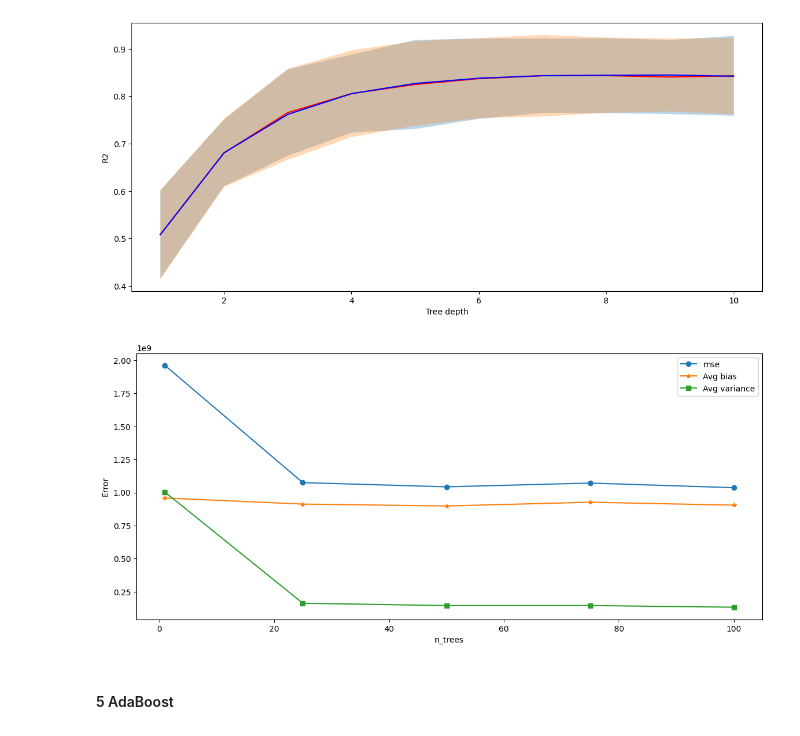
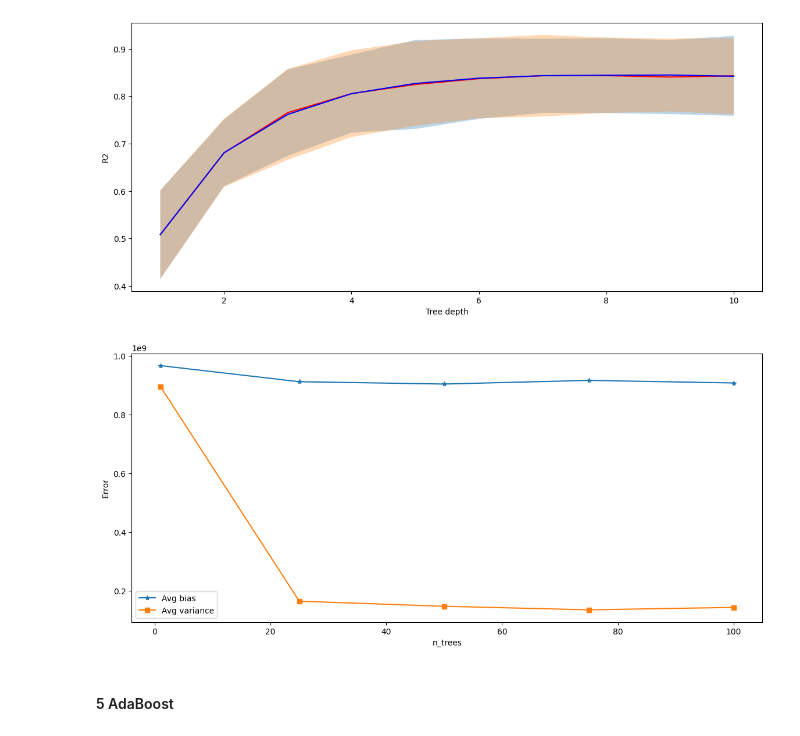
Before and after one commit to 9Neechan/spbu_studies, a Jupyter notebook: ML/lin_regr+trees/assignment_2/ass_2.ipynb, the cells around one changed output. Saved outputs shown, nothing was run; the diff lists cells and outputs as text; code cells hidden in the pictures.

```diff
--- a/ML/lin_regr+trees/assignment_2/ass_2.ipynb
+++ b/ML/lin_regr+trees/assignment_2/ass_2.ipynb
@@ -162,7 +164,7 @@ for i in range(n_trees):
     trees.append(dt)
     print(f'Tree {i} r2 score: {r_sq}')
 
-fig, axes = plt.subplots(nrows=2, ncols=5, figsize=(20, 8))  # Adjust number of rows and columns based on n_trees
+fig, axes = plt.subplots(nrows=2, ncols=5, figsize=(24, 10))  # Adjust number of rows and columns based on n_trees
 axes = axes.flatten()
 
 for i, tree in enumerate(trees):
@@ -177,7 +179,7 @@ for i, tree in enumerate(trees):
     #                 erros + np.array(std_errors),
     #                 alpha=0.3)
 
-    ax.set_xlabel('True')
+    ax.set_xlabel('Ind')
     ax.set_ylabel('Pred')
     ax.set_title(f'Tree {i+1}')
 
@@ -288,7 +290,7 @@ def plot_bias_variance_error_with_cv(X, y):
         variances.append(np.mean(variances_))
 
     fig, ax = plt.subplots(figsize=(14, 6))
-    ax.plot(n_trees, errors, label='mse', marker='o')
+    #ax.plot(n_trees, errors, label='Avg_loss', marker='o')
     ax.plot(n_trees, biases, label='Avg bias', marker='*')
     ax.plot(n_trees, variances, label='Avg variance', marker='s')
     ax.set_xlabel('n_trees')
@@ -433,35 +435,35 @@ def plot_bias_variance_error_with_cv(X, y):
 
         for train_index, test_index in kf.split(X):
             X_train = X[train_index]
             X_test = X[test_index]
             y_train = y[train_index]
             y_test = y[test_index]
 
             error, bias, var = bias_variance_decomp(
                 rf, X_train, y_train, X_test, y_test, loss='mse',
                 num_rounds=25
             )
 
             errors_.append(error)
             biases_.append(bias)
             variances_.append(var)
 
         errors.append(np.mean(errors_))
         biases.append(np.mean(biases_))
         variances.append(np.mean(variances_))
 
     fig, ax = plt.subplots(figsize=(14, 6))
-    ax.plot(n_trees, errors, label='mse', marker='o')
+    #ax.plot(n_trees, errors, label='mse', marker='o')
     ax.plot(n_trees, biases, label='Avg bias', marker='*')
     ax.plot(n_trees, variances, label='Avg variance', marker='s')
     ax.set_xlabel('n_trees')
     ax.set_ylabel('Error')
     ax.legend()
     plt.show()
 
 plot_bias_variance_error_with_cv(X_train, y_train)
 # %% [output]
-[figure, old version]
+[figure, new version]
 # %% [markdown]
 #### 5 AdaBoost
 # %%
```
Also changed, not shown: parts of 7 cells of this notebook, 2 other files.
